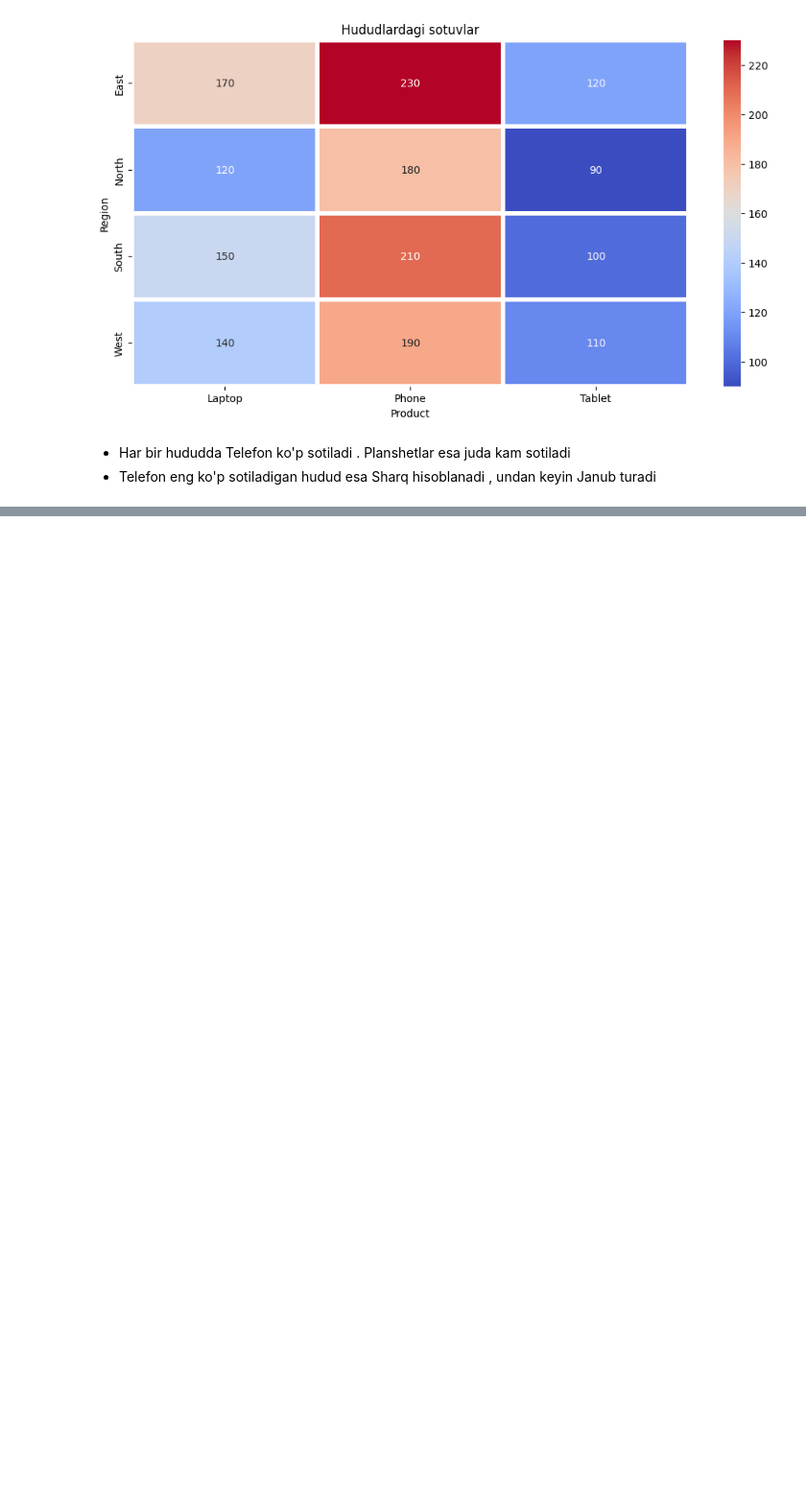
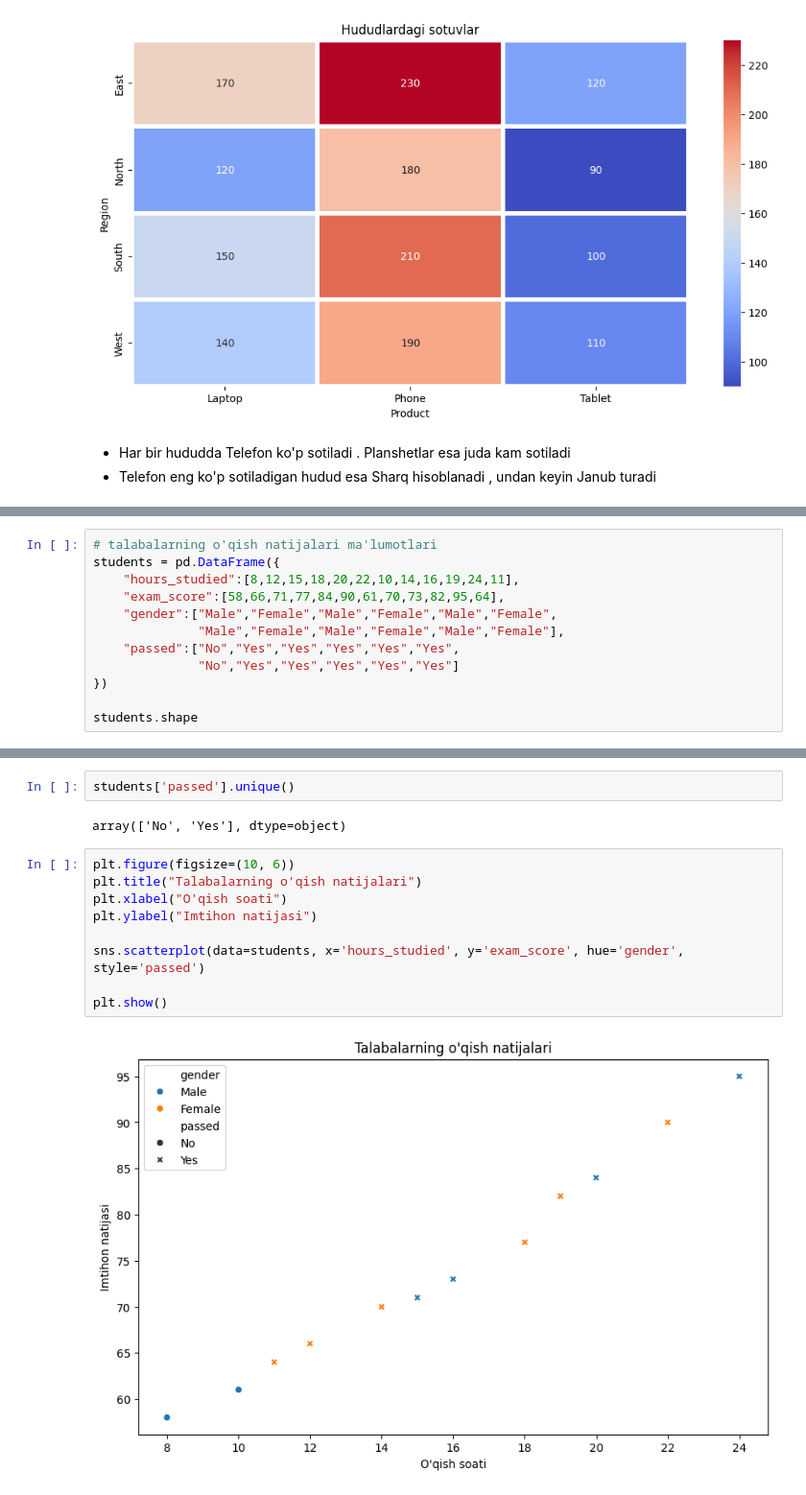
Before and after one commit to izzat-ai/learning-ai, a Jupyter notebook: data_visualization/seaborn/real_practice.ipynb, the cells around one changed output, grey strips where cells are left out. Shown at 96% size. Cells and saved outputs as stored; diff of their text form; blank space fills up the shorter version.

```diff
--- a/data_visualization/seaborn/real_practice.ipynb
+++ b/data_visualization/seaborn/real_practice.ipynb
@@ -291,0 +294,12 @@ plt.show()
+# %%
+# talabalarning o'qish natijalari ma'lumotlari
+students = pd.DataFrame({
+    "hours_studied":[8,12,15,18,20,22,10,14,16,19,24,11],
+    "exam_score":[58,66,71,77,84,90,61,70,73,82,95,64],
+    "gender":["Male","Female","Male","Female","Male","Female",
+              "Male","Female","Male","Female","Male","Female"],
+    "passed":["No","Yes","Yes","Yes","Yes","Yes",
+              "No","Yes","Yes","Yes","Yes","Yes"]
+})
+
+students.shape
@@ -291,0 +317,15 @@ plt.show()
+# %%
+students['passed'].unique()
+# %% [output]
+array(['No', 'Yes'], dtype=object)
+# %%
+plt.figure(figsize=(10, 6))
+plt.title("Talabalarning o'qish natijalari")
+plt.xlabel("O'qish soati")
+plt.ylabel("Imtihon natijasi")
+
+sns.scatterplot(data=students, x='hours_studied', y='exam_score', hue='gender', style='passed')
+
+plt.show()
+# %% [output]
+[figure, added]
```
Also changed, not shown: parts of 8 cells of this notebook.
